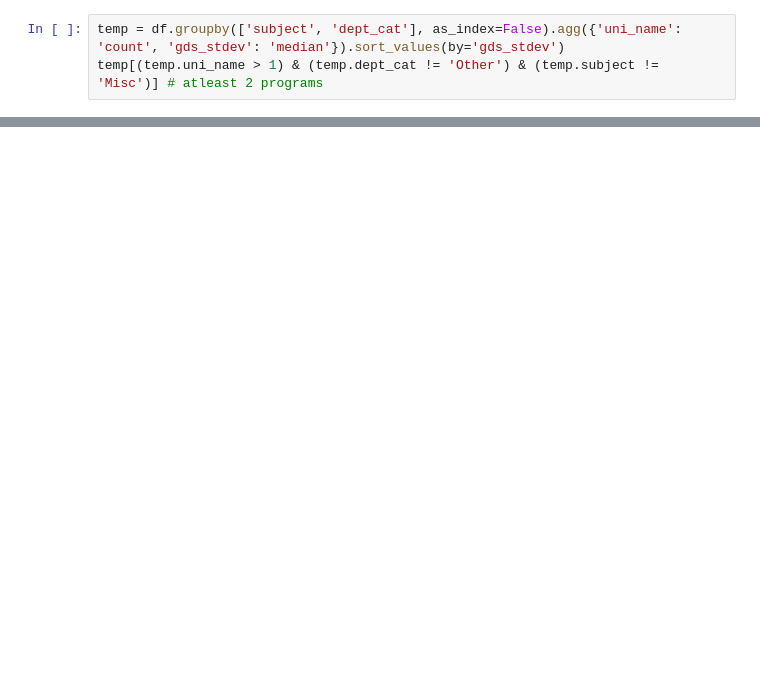
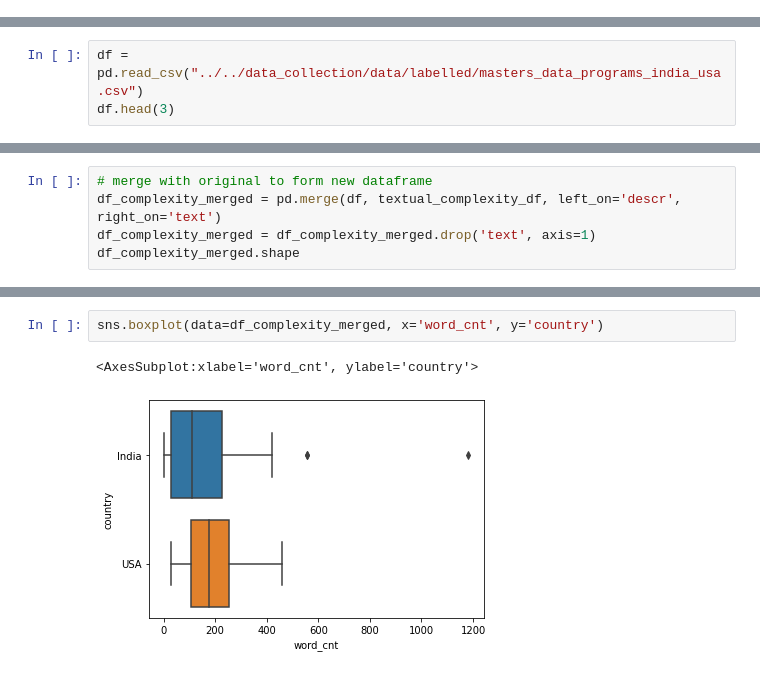
Before and after one commit to ry05/data-science-education-research, a Jupyter notebook: data_analysis/notebooks/04_quant_text_analysis.ipynb, the cells around one changed output, grey strips where cells are left out. Saved outputs shown, nothing was run; the diff lists cells and outputs as text; blank space fills up the shorter version.

Commit message:
add text analysis

```diff
--- a/data_analysis/notebooks/04_quant_text_analysis.ipynb
+++ b/data_analysis/notebooks/04_quant_text_analysis.ipynb
@@ -171,3 +0,0 @@ sns.boxplot(data=df, x='gds_stdev', y='subject', hue='type') # does not necessar
-# %%
-temp = df.groupby(['subject', 'dept_cat'], as_index=False).agg({'uni_name': 'count', 'gds_stdev': 'median'}).sort_values(by='gds_stdev')
-temp[(temp.uni_name > 1) & (temp.dept_cat != 'Other') & (temp.subject != 'Misc')] # atleast 2 programs
@@ -375,0 +20,3 @@ df
+# %%
+df = pd.read_csv("../../data_collection/data/labelled/masters_data_programs_india_usa.csv")
+df.head(3)
@@ -375,0 +68,5 @@ df
+# %%
+# merge with original to form new dataframe
+df_complexity_merged = pd.merge(df, textual_complexity_df, left_on='descr', right_on='text')
+df_complexity_merged = df_complexity_merged.drop('text', axis=1)
+df_complexity_merged.shape
@@ -375,0 +84,5 @@ df
+# %%
+sns.boxplot(data=df_complexity_merged, x='word_cnt', y='country')
+# %% [output]
+<AxesSubplot:xlabel='word_cnt', ylabel='country'>
+[figure, added]
```
Also changed, not shown: parts of 70 cells of this notebook, 16 other files.
